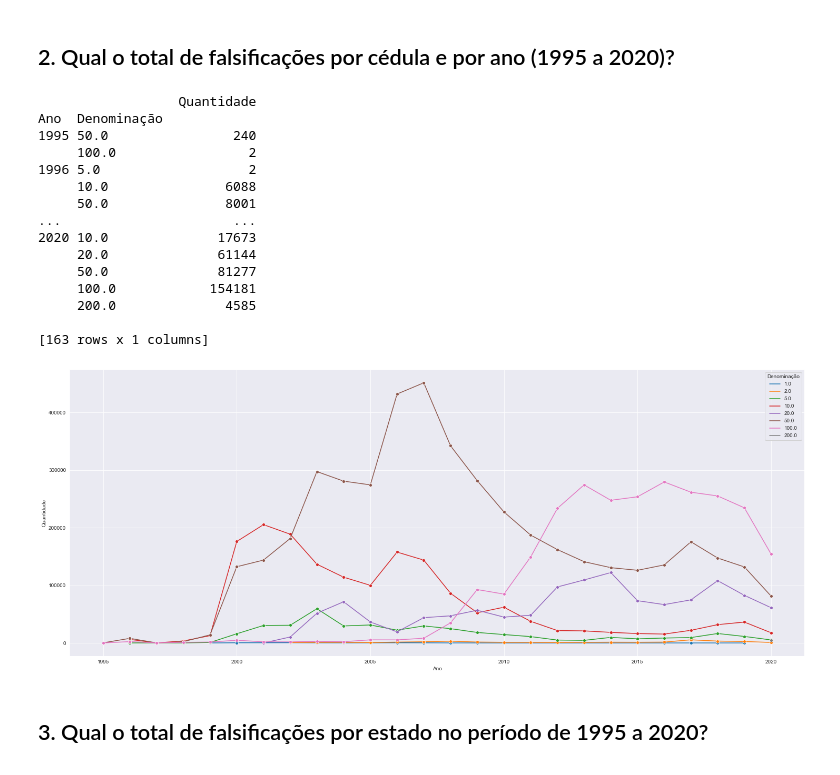
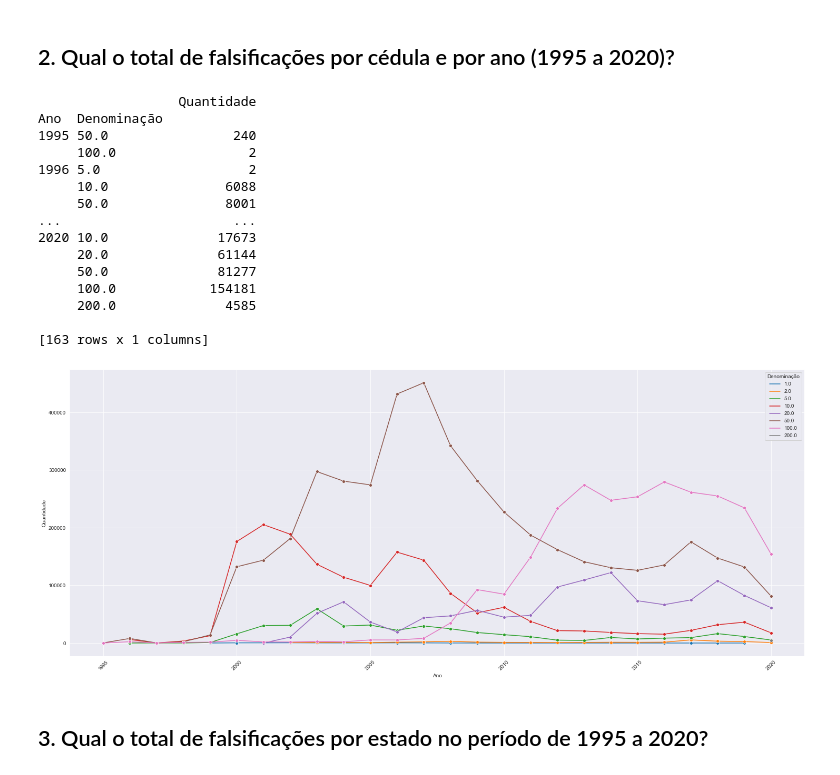
Before and after one commit to emso-exe/Falsificacao_de_cedulas_banco_central_do_brasil, a Jupyter notebook: analise_de_dados.ipynb, the cells around one changed output. Drawn from its saved outputs; the diff is of its cells as text; code cells hidden in the pictures.

```diff
--- a/analise_de_dados.ipynb
+++ b/analise_de_dados.ipynb
@@ -261,35 +261,37 @@ plot = sns.lineplot(x=df_ano_denominacao_quantidade.index,
                     hue=df_ano_denominacao_quantidade['Denominação'],
                     data=df_ano_denominacao_quantidade,
                     marker='o',
+
                     hue_order=['1.0', '2.0', '5.0', '10.0', '20.0', '50.0', '100.0', '200.0'])
 
 '''for i in plot.patches:
         plot.annotate(format(i.get_height(), '.0f'),
                   (i.get_x() + i.get_width() / 2, i.get_height()),
                   ha='center',
                   va='baseline',
                   fontsize=10,
                   color='black',
                   xytext=(0, 5),
                   textcoords='offset points')'''
+plt.xticks(rotation=45)
 plt.show(plot)
 # %% [output]
                   Quantidade
 Ano  Denominação
 1995 50.0                240
      100.0                 2
 1996 5.0                   2
      10.0               6088
      50.0               8001
 ...                      ...
 2020 10.0              17673
      20.0              61144
      50.0              81277
      100.0            154181
      200.0              4585
 
 [163 rows x 1 columns]
-[figure, old version]
+[figure, new version]
 # %% [markdown]
 ## 3. Qual o total de falsificações por estado no período de 1995 a 2020?
 # %%
```
Also changed, not shown: parts of 1 cell of this notebook.
